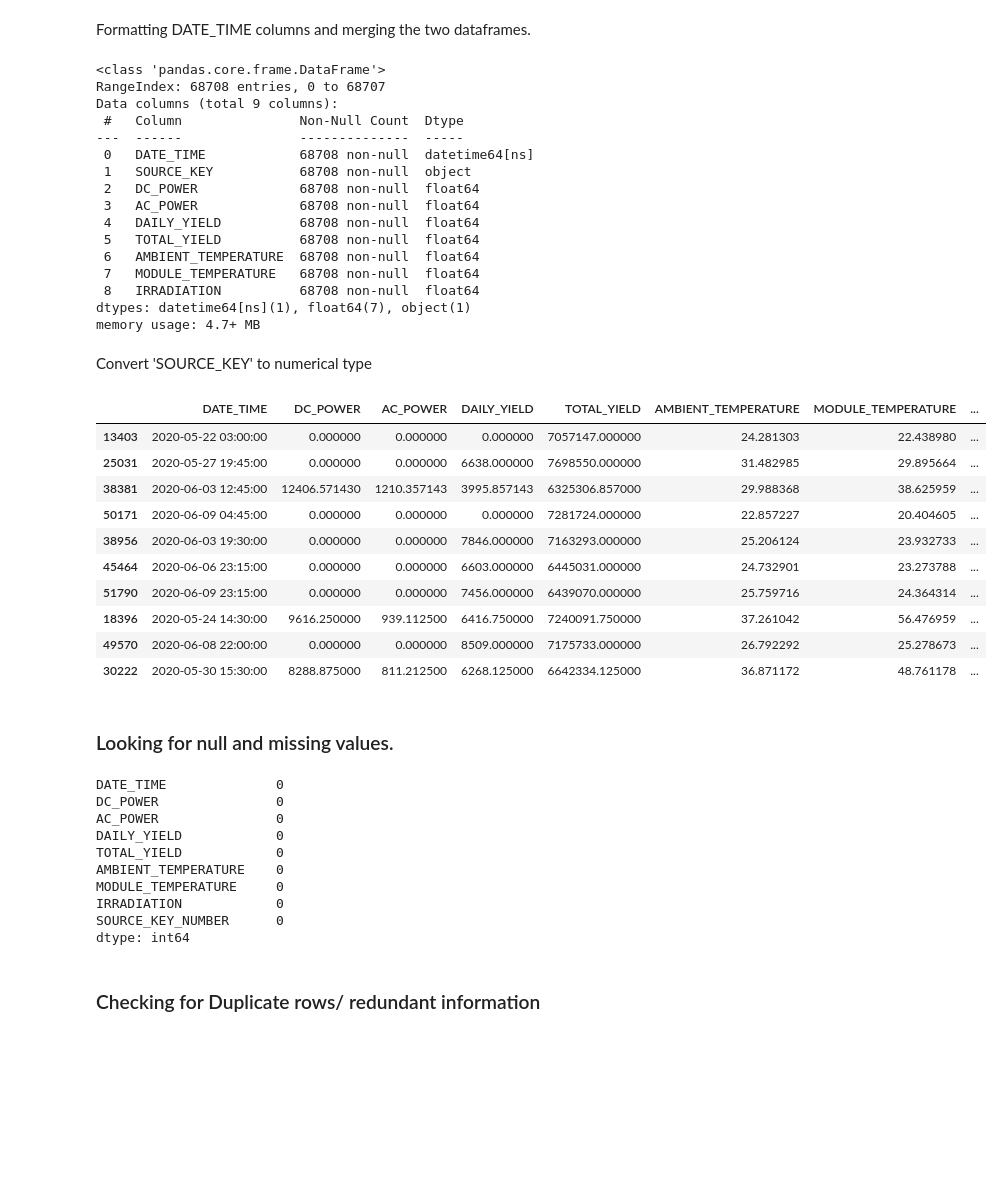
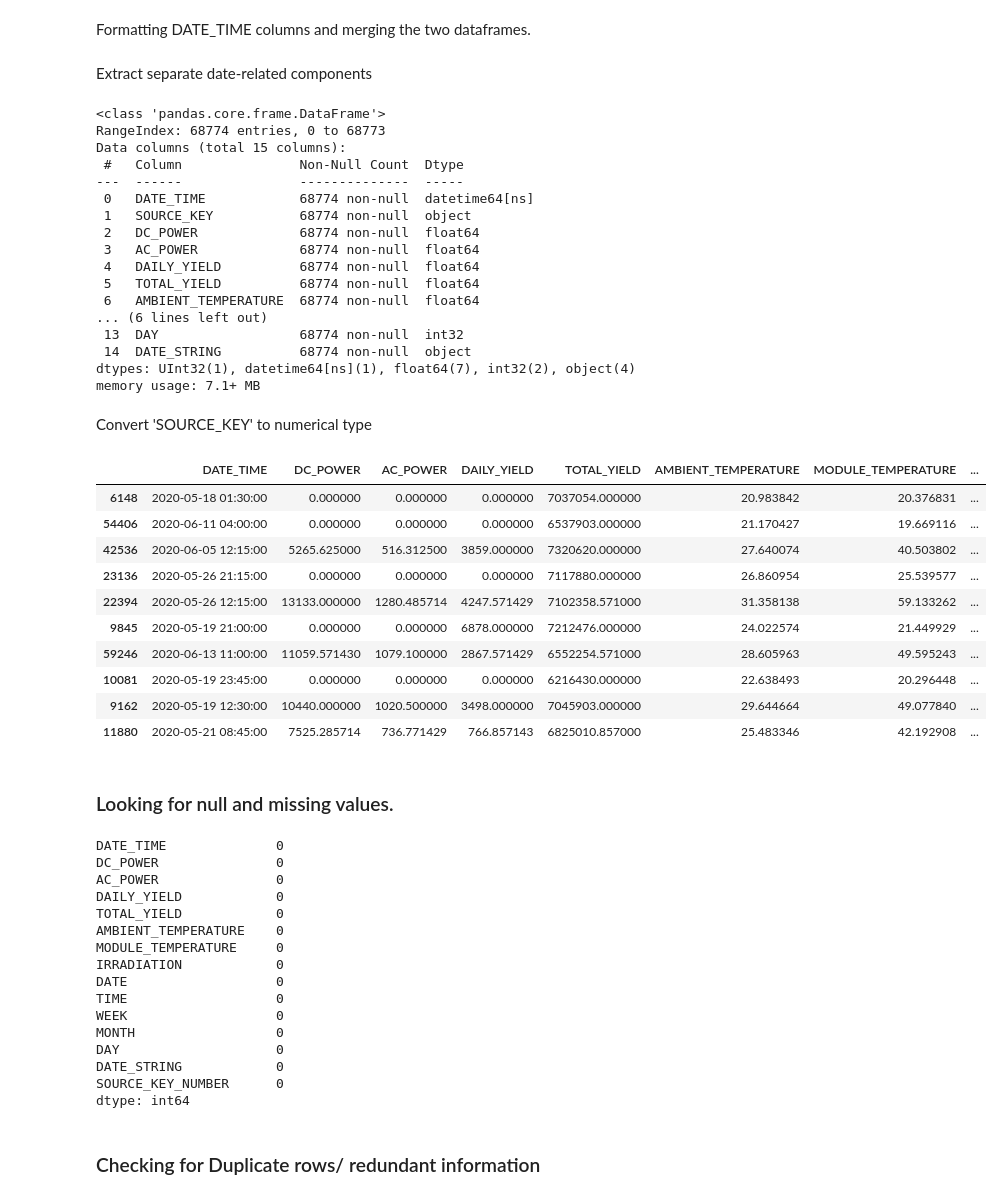
Before and after one commit to rtetteh20/fyp-solar-power-prediction, a Jupyter notebook: Scripts/main.ipynb, the cells around one changed output. Cells and saved outputs as stored; diff of their text form; code cells hidden in the pictures; blank space fills up the shorter version.

```diff
--- a/Scripts/main.ipynb
+++ b/Scripts/main.ipynb
@@ -26,7 +26,7 @@ The power generation datasets are gathered at the inverter level - each inverter
 # %%
 ### Reading in the data
 generation_dataset = pd.read_csv('Plant_1_Generation_Data.csv')
-weather_dataset = pd.read_csv('Plant_2_Weather_Sensor_Data.csv')
+weather_dataset = pd.read_csv('Plant_1_Weather_Sensor_Data.csv')
 # %%
 generation_dataset.head(10)
 # %% [output]
@@ -74,27 +74,41 @@ generation_dataset['DATE_TIME'] = pd.to_datetime(generation_dataset['DATE_TIME']
 weather_dataset['DATE_TIME'] = pd.to_datetime(weather_dataset['DATE_TIME'])
 # %%
 df_solar_data = pd.merge(generation_dataset.drop(columns = ['PLANT_ID']), weather_dataset.drop(columns = ['PLANT_ID', 'SOURCE_KEY']), on='DATE_TIME')
+# %% [markdown]
+Extract separate date-related components
+# %%
+df_solar_data['DATE'] = df_solar_data['DATE_TIME'].dt.date
+df_solar_data['TIME'] = df_solar_data['DATE_TIME'].dt.time
+df_solar_data['WEEK'] = df_solar_data['DATE_TIME'].dt.isocalendar().week
+df_solar_data['MONTH'] = df_solar_data['DATE_TIME'].dt.month
+df_solar_data['DAY'] = df_solar_data['DATE_TIME'].dt.day
+
+# add date as string column
+df_solar_data["DATE_STRING"] = df_solar_data["DATE"].astype(str) # add column with date as string
+# df_solar_data["HOURS"] = df_solar_data["HOURS"].astype(str)
+df_solar_data["TIME"] = df_solar_data["TIME"].astype(str)
 # %%
 # A summary of each column, the datatypes and the number of non-null values
 
 df_solar_data.info()
 # %% [output]
 <class 'pandas.core.frame.DataFrame'>
-RangeIndex: 68708 entries, 0 to 68707
-Data columns (total 9 columns):
+RangeIndex: 68774 entries, 0 to 68773
+Data columns (total 15 columns):
  #   Column               Non-Null Count  Dtype
 ---  ------               --------------  -----
- 0   DATE_TIME            68708 non-null  datetime64[ns]
- 1   SOURCE_KEY           68708 non-null  object
- 2   DC_POWER             68708 non-null  float64
- 3   AC_POWER             68708 non-null  float64
- 4   DAILY_YIELD          68708 non-null  float64
- 5   TOTAL_YIELD          68708 non-null  float64
- 6   AMBIENT_TEMPERATURE  68708 non-null  float64
- 7   MODULE_TEMPERATURE   68708 non-null  float64
- 8   IRRADIATION          68708 non-null  float64
-dtypes: datetime64[ns](1), float64(7), object(1)
-memory usage: 4.7+ MB
+ 0   DATE_TIME            68774 non-null  datetime64[ns]
+ 1   SOURCE_KEY           68774 non-null  object
+ 2   DC_POWER             68774 non-null  float64
+ 3   AC_POWER             68774 non-null  float64
+ 4   DAILY_YIELD          68774 non-null  float64
+ 5   TOTAL_YIELD          68774 non-null  float64
+ 6   AMBIENT_TEMPERATURE  68774 non-null  float64
+... (6 lines left out)
+ 13  DAY                  68774 non-null  int32
+ 14  DATE_STRING          68774 non-null  object
+dtypes: UInt32(1), datetime64[ns](1), float64(7), int32(2), object(4)
+memory usage: 7.1+ MB
 # %% [markdown]
 Convert 'SOURCE_KEY' to numerical type
 # %%
@@ -106,19 +120,19 @@ df_solar_data['SOURCE_KEY_NUMBER'] = encoder.fit_transform(df_solar_data['SOURCE
 
 df_solar_data.drop(columns=['SOURCE_KEY'], inplace=True)
 # %%
-df_solar_data.sample(10).style.background_gradient(cmap='hot')
+df_solar_data.sample(10).style.background_gradient(cmap='Blues')
 # %% [output]
 |  | DATE_TIME | DC_POWER | AC_POWER | DAILY_YIELD | TOTAL_YIELD | AMBIENT_TEMPERATURE | MODULE_TEMPERATURE | ... |
-| 13403 | 2020-05-22 03:00:00 | 0.000000 | 0.000000 | 0.000000 | 7057147.000000 | 24.281303 | 22.438980 | ... |
-| 25031 | 2020-05-27 19:45:00 | 0.000000 | 0.000000 | 6638.000000 | 7698550.000000 | 31.482985 | 29.895664 | ... |
-| 38381 | 2020-06-03 12:45:00 | 12406.571430 | 1210.357143 | 3995.857143 | 6325306.857000 | 29.988368 | 38.625959 | ... |
-| 50171 | 2020-06-09 04:45:00 | 0.000000 | 0.000000 | 0.000000 | 7281724.000000 | 22.857227 | 20.404605 | ... |
-| 38956 | 2020-06-03 19:30:00 | 0.000000 | 0.000000 | 7846.000000 | 7163293.000000 | 25.206124 | 23.932733 | ... |
-| 45464 | 2020-06-06 23:15:00 | 0.000000 | 0.000000 | 6603.000000 | 6445031.000000 | 24.732901 | 23.273788 | ... |
-| 51790 | 2020-06-09 23:15:00 | 0.000000 | 0.000000 | 7456.000000 | 6439070.000000 | 25.759716 | 24.364314 | ... |
-| 18396 | 2020-05-24 14:30:00 | 9616.250000 | 939.112500 | 6416.750000 | 7240091.750000 | 37.261042 | 56.476959 | ... |
-| 49570 | 2020-06-08 22:00:00 | 0.000000 | 0.000000 | 8509.000000 | 7175733.000000 | 26.792292 | 25.278673 | ... |
-| 30222 | 2020-05-30 15:30:00 | 8288.875000 | 811.212500 | 6268.125000 | 6642334.125000 | 36.871172 | 48.761178 | ... |
+| 6148 | 2020-05-18 01:30:00 | 0.000000 | 0.000000 | 0.000000 | 7037054.000000 | 20.983842 | 20.376831 | ... |
+| 54406 | 2020-06-11 04:00:00 | 0.000000 | 0.000000 | 0.000000 | 6537903.000000 | 21.170427 | 19.669116 | ... |
+| 42536 | 2020-06-05 12:15:00 | 5265.625000 | 516.312500 | 3859.000000 | 7320620.000000 | 27.640074 | 40.503802 | ... |
+| 23136 | 2020-05-26 21:15:00 | 0.000000 | 0.000000 | 0.000000 | 7117880.000000 | 26.860954 | 25.539577 | ... |
+| 22394 | 2020-05-26 12:15:00 | 13133.000000 | 1280.485714 | 4247.571429 | 7102358.571000 | 31.358138 | 59.133262 | ... |
+| 9845 | 2020-05-19 21:00:00 | 0.000000 | 0.000000 | 6878.000000 | 7212476.000000 | 24.022574 | 21.449929 | ... |
+| 59246 | 2020-06-13 11:00:00 | 11059.571430 | 1079.100000 | 2867.571429 | 6552254.571000 | 28.605963 | 49.595243 | ... |
+| 10081 | 2020-05-19 23:45:00 | 0.000000 | 0.000000 | 0.000000 | 6216430.000000 | 22.638493 | 20.296448 | ... |
+| 9162 | 2020-05-19 12:30:00 | 10440.000000 | 1020.500000 | 3498.000000 | 7045903.000000 | 29.644664 | 49.077840 | ... |
+| 11880 | 2020-05-21 08:45:00 | 7525.285714 | 736.771429 | 766.857143 | 6825010.857000 | 25.483346 | 42.192908 | ... |
 # %% [markdown]
 ### Looking for null and missing values.
 # %%
@@ -132,6 +146,12 @@ TOTAL_YIELD            0
 AMBIENT_TEMPERATURE    0
 MODULE_TEMPERATURE     0
 IRRADIATION            0
+DATE                   0
+TIME                   0
+WEEK                   0
+MONTH                  0
+DAY                    0
+DATE_STRING            0
 SOURCE_KEY_NUMBER      0
 dtype: int64
 # %% [markdown]
```
Also changed, not shown: parts of 18 cells of this notebook.
